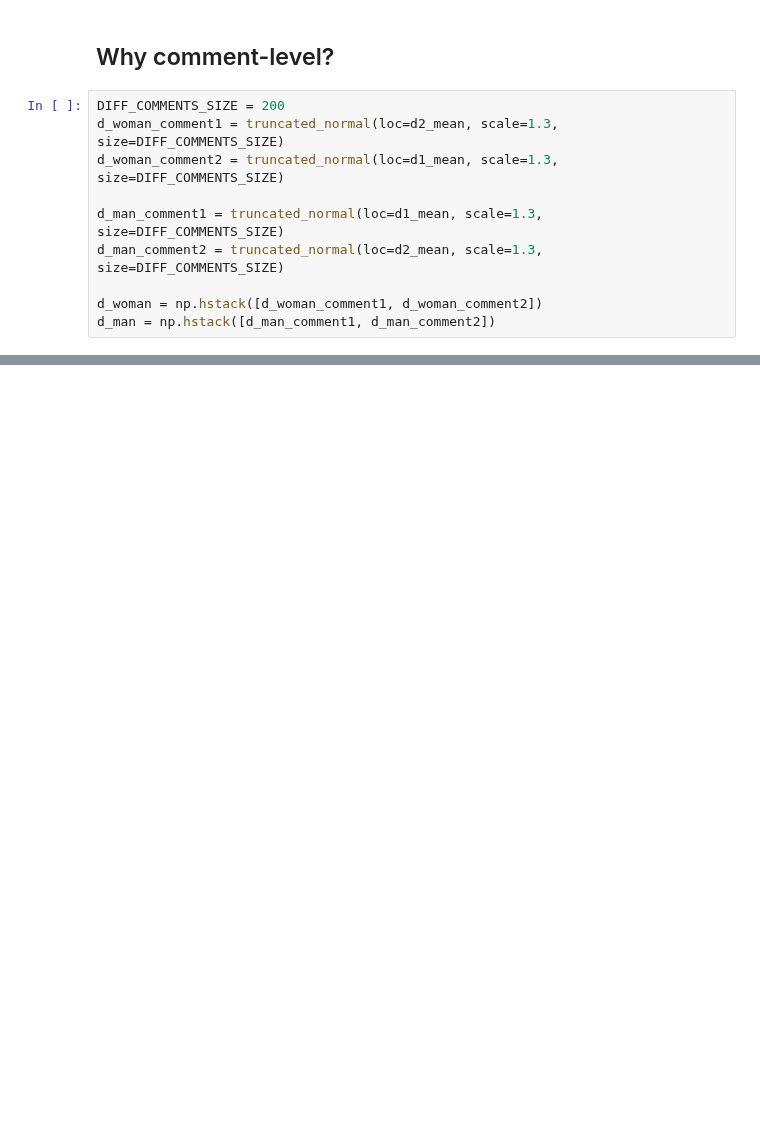
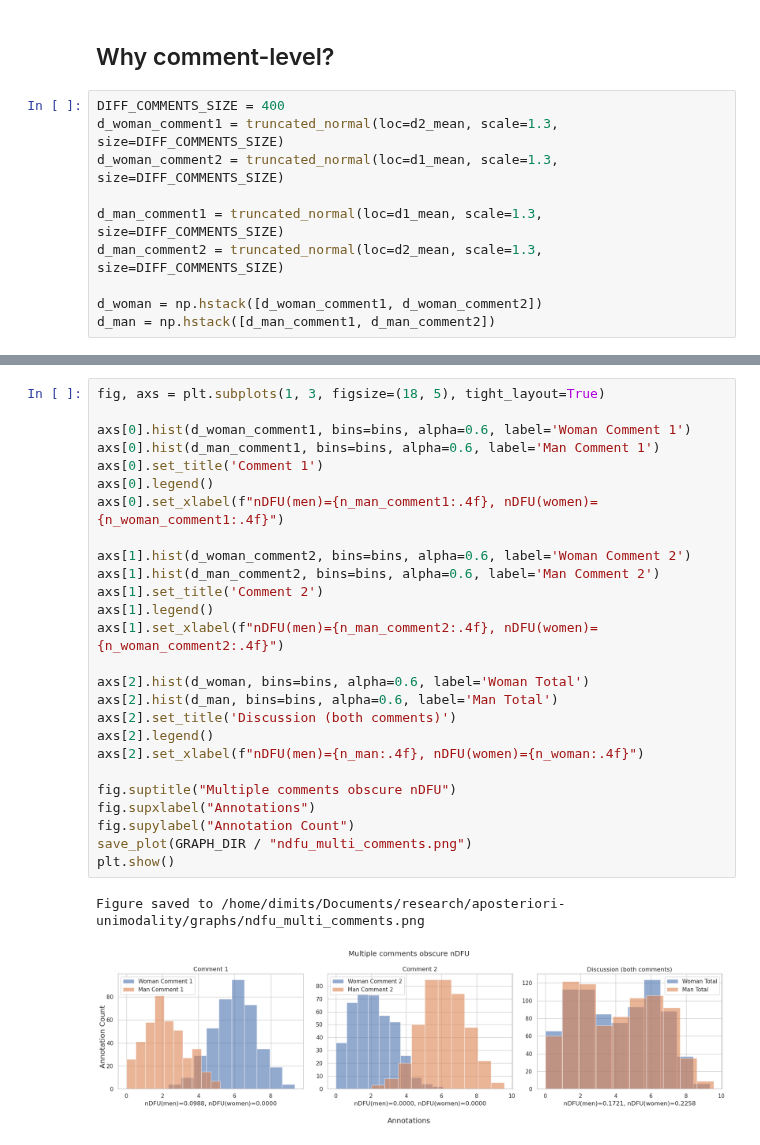
Before and after one commit to dimits-ts/aposteriori-unimodality, a Jupyter notebook: explanation.ipynb, the cells around one changed output, grey strips where cells are left out. Drawn from its saved outputs; the diff is of its cells as text; blank space fills up the shorter version.

```diff
--- a/explanation.ipynb
+++ b/explanation.ipynb
@@ -95,7 +95,7 @@ Figure saved to /home/dimits/Documents/research/aposteriori-unimodality/graphs/n
 # %% [markdown]
 ## Why comment-level?
 # %%
-DIFF_COMMENTS_SIZE = 200
+DIFF_COMMENTS_SIZE = 400
 d_woman_comment1 = truncated_normal(loc=d2_mean, scale=1.3, size=DIFF_COMMENTS_SIZE)
 d_woman_comment2 = truncated_normal(loc=d1_mean, scale=1.3, size=DIFF_COMMENTS_SIZE)
 
@@ -150,0 +127,29 @@ Women: 0.2297297297297298, Men: 0.3000000000000001
+# %%
+fig, axs = plt.subplots(1, 3, figsize=(18, 5), tight_layout=True)
+
+axs[0].hist(d_woman_comment1, bins=bins, alpha=0.6, label='Woman Comment 1')
+axs[0].hist(d_man_comment1, bins=bins, alpha=0.6, label='Man Comment 1')
+axs[0].set_title('Comment 1')
+axs[0].legend()
+axs[0].set_xlabel(f"nDFU(men)={n_man_comment1:.4f}, nDFU(women)={n_woman_comment1:.4f}")
+
+axs[1].hist(d_woman_comment2, bins=bins, alpha=0.6, label='Woman Comment 2')
+axs[1].hist(d_man_comment2, bins=bins, alpha=0.6, label='Man Comment 2')
+axs[1].set_title('Comment 2')
+axs[1].legend()
+axs[1].set_xlabel(f"nDFU(men)={n_man_comment2:.4f}, nDFU(women)={n_woman_comment2:.4f}")
+
+axs[2].hist(d_woman, bins=bins, alpha=0.6, label='Woman Total')
+axs[2].hist(d_man, bins=bins, alpha=0.6, label='Man Total')
+axs[2].set_title('Discussion (both comments)')
+axs[2].legend()
+axs[2].set_xlabel(f"nDFU(men)={n_man:.4f}, nDFU(women)={n_woman:.4f}")
+
+fig.suptitle("Multiple comments obscure nDFU")
+fig.supxlabel("Annotations")
+fig.supylabel("Annotation Count")
+save_plot(GRAPH_DIR / "ndfu_multi_comments.png")
+plt.show()
+# %% [output]
+Figure saved to /home/dimits/Documents/research/aposteriori-unimodality/graphs/ndfu_multi_comments.png
+[figure, added]
```
Also changed, not shown: parts of 3 cells of this notebook, 2 other files.
